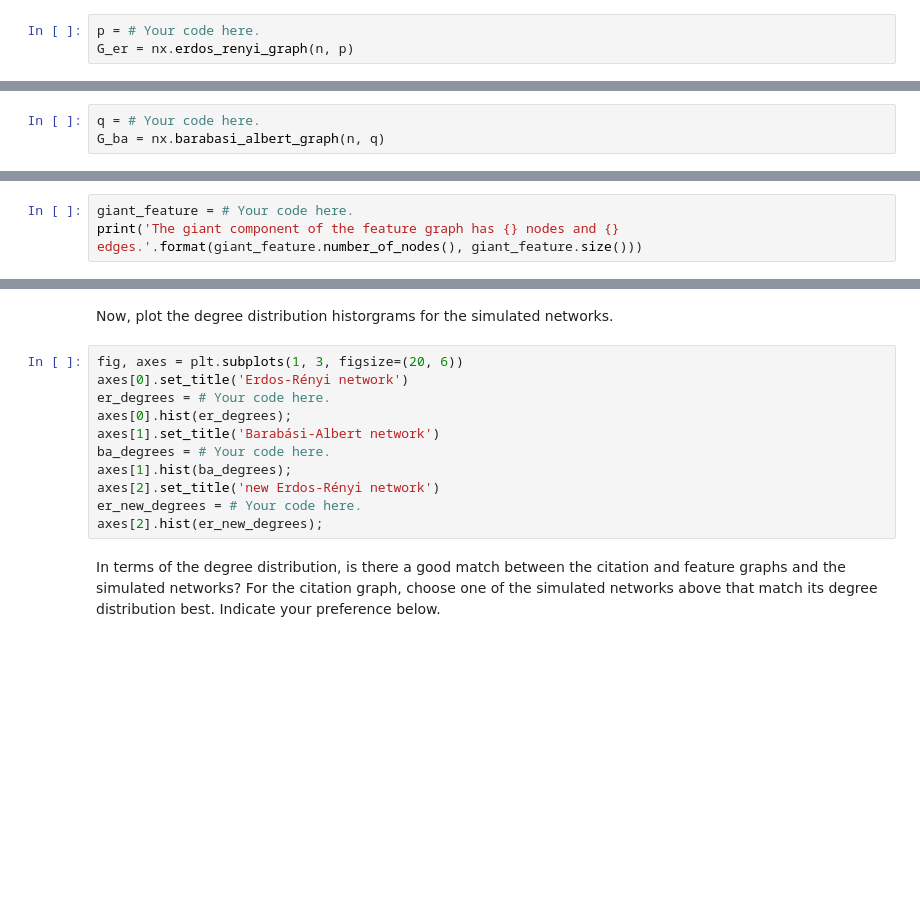
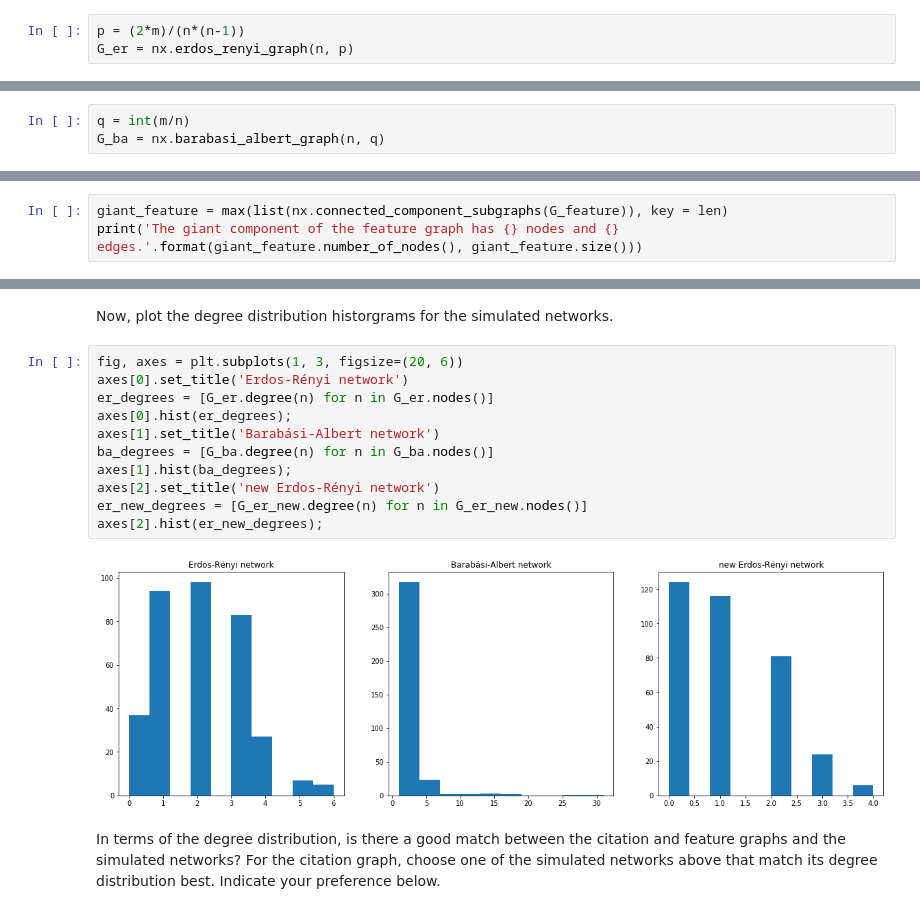
Before and after one commit to alielabridi/NTDS_2019, a Jupyter notebook: assignments/1_network_science-Yann.ipynb, the cells around one changed output, grey strips where cells are left out. Saved outputs shown, nothing was run; the diff lists cells and outputs as text; blank space fills up the shorter version.

```diff
--- a/assignments/1_network_science-Yann.ipynb
+++ b/assignments/1_network_science-Yann.ipynb
@@ -360,7 +432,7 @@ How do you determine the probability parameter for the Erdős–Rényi graph?
 # %% [markdown]
 **Your answer here:**
 # %%
-p = # Your code here.
+p = (2*m)/(n*(n-1))
 G_er = nx.erdos_renyi_graph(n, p)
 # %% [markdown]
 Check the number of edges in the Erdős–Rényi graph.
@@ -371,7 +445,7 @@ How do you determine the preferential attachment parameter for Barabási–Alber
 # %% [markdown]
 **Your answer here:**
 # %%
-q = # Your code here.
+q = int(m/n)
 G_ba = nx.barabasi_albert_graph(n, q)
 # %% [markdown]
 Check the number of edges in the Barabási–Albert graph.
@@ -387,3 +465,3 @@ print('The giant component of the citation graph has {} nodes and {} edges.'.for
 # %%
-giant_feature = # Your code here.
+giant_feature = max(list(nx.connected_component_subgraphs(G_feature)), key = len)
 print('The giant component of the feature graph has {} nodes and {} edges.'.format(giant_feature.number_of_nodes(), giant_feature.size()))
@@ -429,14 +520,16 @@ Now, plot the degree distribution historgrams for the simulated networks.
 # %%
 fig, axes = plt.subplots(1, 3, figsize=(20, 6))
 axes[0].set_title('Erdos-Rényi network')
-er_degrees = # Your code here.
+er_degrees = [G_er.degree(n) for n in G_er.nodes()]
 axes[0].hist(er_degrees);
 axes[1].set_title('Barabási-Albert network')
-ba_degrees = # Your code here.
+ba_degrees = [G_ba.degree(n) for n in G_ba.nodes()]
 axes[1].hist(ba_degrees);
 axes[2].set_title('new Erdos-Rényi network')
-er_new_degrees = # Your code here.
+er_new_degrees = [G_er_new.degree(n) for n in G_er_new.nodes()]
 axes[2].hist(er_new_degrees);
+# %% [output]
+[figure, added]
 # %% [markdown]
 In terms of the degree distribution, is there a good match between the citation and feature graphs and the simulated networks?
 For the citation graph, choose one of the simulated networks above that match its degree distribution best. Indicate your preference below.
```
Also changed, not shown: parts of 43 cells of this notebook.
